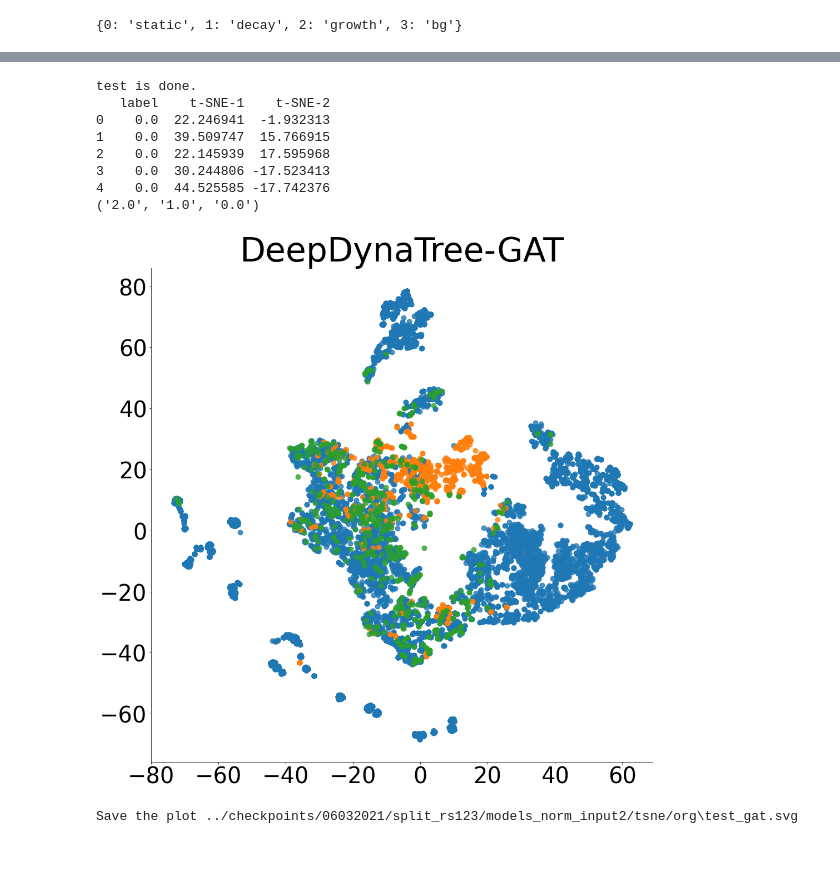
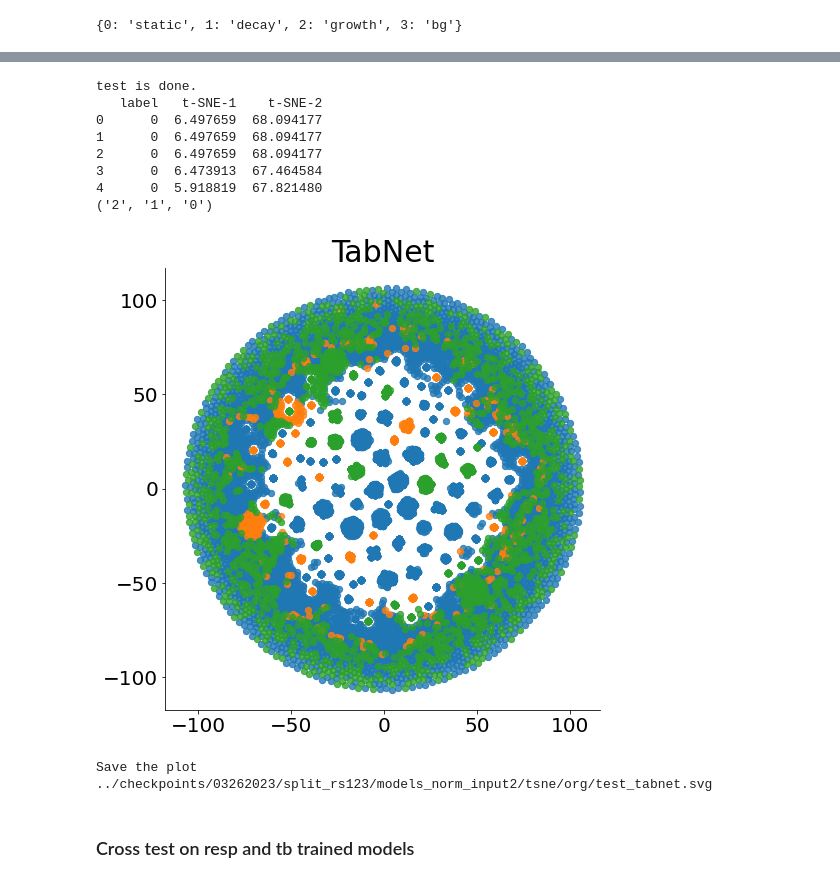
Before and after one commit to salemilab/DeepDynaTree, a Jupyter notebook: models/post_aly_all.ipynb, the cells around one changed output, grey strips where cells are left out. Cells and saved outputs as stored; diff of their text form; code cells hidden in the pictures; blank space fills up the shorter version.

Commit message:
Updated ML Models

```diff
--- a/models/post_aly_all.ipynb
+++ b/models/post_aly_all.ipynb
@@ -277,7 +313,7 @@ label_map
 # %% [output]
 {0: 'static', 1: 'decay', 2: 'growth', 3: 'bg'}
 # %%
-model='gat'
+model='tabnet'
 # %%
 import os
 import os.path as osp
@@ -288,7 +324,7 @@ from sklearn.manifold import TSNE
 from sklearn.decomposition import PCA
 import seaborn as sns
 from copy import deepcopy
-plt.rcParams.update({'font.size': 40})
+plt.rcParams.update({'font.size': 20})
 class AlyTSNE(object):
     def __init__(self, feat, perplexity, label, subset, save_folder, model=model):
         self.feat = feat
@@ -368,11 +404,11 @@ class AlyTSNE(object):
 
         # Without self cmp
         fig = sns.lmplot(x="t-SNE-1", y="t-SNE-2", data=plot_df, hue="label",
-                         fit_reg=False, legend=False, height=15, aspect=1,
-                         scatter_kws={"alpha": 0.8, "s":80})  # palette=cmap
-        plt.title('DeepDynaTree-GAT',fontsize=60)
-        #plt.title('DeepDynaTree-PDGLSTM',fontsize=60)
-        #plt.title('TabNet',fontsize=60)
+                         fit_reg=False, legend=False, height=7.5, aspect=1,
+                         scatter_kws={"alpha": 0.8, "s":40})  # palette=cmap
+        #plt.title('DeepDynaTree-GCN',fontsize=30)
+        #plt.title('DeepDynaTree-PDGLSTM',fontsize=30)
+        plt.title('TabNet',fontsize=30)
 
         # Avg:[height=15 "s": 2000]
         ax = fig.fig.get_axes()[0]
@@ -401,9 +437,9 @@ class AlyTSNE(object):
         #    lh.set_alpha(0.8)
         #    lh._sizes = [200]  # Avg:[1000]
 
-        ax.set_xlabel("", fontsize=60)  #
-        ax.set_ylabel("", fontsize=60)  #
-        ax.set_xticks([-80,-60,-40,-20,0,20,40,60])
+        ax.set_xlabel("", fontsize=30)  #
+        ax.set_ylabel("", fontsize=30)  #
+        #ax.set_xticks([-80,-60,-40,-20,0,20,40,60])
         ax.grid(False)
 
         plt.tight_layout()
@@ -414,11 +450,11 @@ class AlyTSNE(object):
             print("Not saved! The figure {}.png has already existed.".format(plot_fig))
         else:
             print("Save the plot {}".format(plot_eps_fig))
-            fig.savefig(plot_fig, dpi=600)
-            fig.savefig(plot_eps_fig, dpi=600)
+            fig.savefig(plot_fig, dpi=300)
+            fig.savefig(plot_eps_fig, dpi=300)
 # %%
-glstm_x = np.load(f"../test/embed/{model}_embedding.npy")
-glstm_y = np.load(f"../test/embed/{model}_labels.npy")
+glstm_x = np.load(f"/mnt/data2/chaoyue/result/ddt/test/embedding/{model}_embedding.npy")
+glstm_y = np.load(f"/mnt/data2/chaoyue/result/ddt/test/embedding/{model}_labels.npy")
 # %%
 non_bg = np.where(glstm_y[:,0]!=3)
 non_bg[0].shape
@@ -437,0 +470,5 @@ tree_ids=[19575,14379,16749,6504,16979,13853,5925,12044,14044,6630,11601,366,197
+# %%
+tree_ids=[2963.0, 5977.0, 5381.0, 5410.0, 4759.0, 2175.0, 6757.0, 610.0,
+ 16058.0, 8971.0, 6260.0, 6352.0, 2573.0, 5585.0, 4827.0, 2408.0,
+ 2799.0, 8900.0, 7029.0, 11434.0, 8057.0, 5812.0, 4156.0, 5301.0,
+ 10607.0, 3374.0, 1762.0, 18092.0, 3837.0, 1762.0]
@@ -451,19 +492,21 @@ len(np.where(glstm_y[:,0]==0)[0])
 # %%
 legend_info = deepcopy(label_map)
-ds_name = '06032021'
+ds_name = '03262023'
 split_rs = '123'
 tsne_folder = f'../checkpoints/{ds_name}/split_rs{split_rs}/models_norm_input2/tsne'
-aly_test_tsne = AlyTSNE(feat=glstm_x, perplexity=100, label=glstm_y[:,0], subset='test', save_folder=f'{tsne_folder}/org')
+aly_test_tsne = AlyTSNE(feat=glstm_x, perplexity=50, label=glstm_y[:,0], subset='test', save_folder=f'{tsne_folder}/org')
 aly_test_tsne.generate_tsne(overwrite=False)
 aly_test_tsne.plot()
 # %% [output]
 test is done.
-   label    t-SNE-1    t-SNE-2
-0    0.0  22.246941  -1.932313
-1    0.0  39.509747  15.766915
-2    0.0  22.145939  17.595968
-3    0.0  30.244806 -17.523413
-4    0.0  44.525585 -17.742376
-('2.0', '1.0', '0.0')
+   label   t-SNE-1    t-SNE-2
+0      0  6.497659  68.094177
+1      0  6.497659  68.094177
+2      0  6.497659  68.094177
+3      0  6.473913  67.464584
+4      0  5.918819  67.821480
+('2', '1', '0')
-[figure, old version]
+[figure, new version]
-Save the plot ../checkpoints/06032021/split_rs123/models_norm_input2/tsne/org\test_gat.svg
+Save the plot ../checkpoints/03262023/split_rs123/models_norm_input2/tsne/org/test_tabnet.svg
+# %% [markdown]
+### Cross test on resp and tb trained models
```
Also changed, not shown: parts of 20 cells of this notebook, 21 other files.
